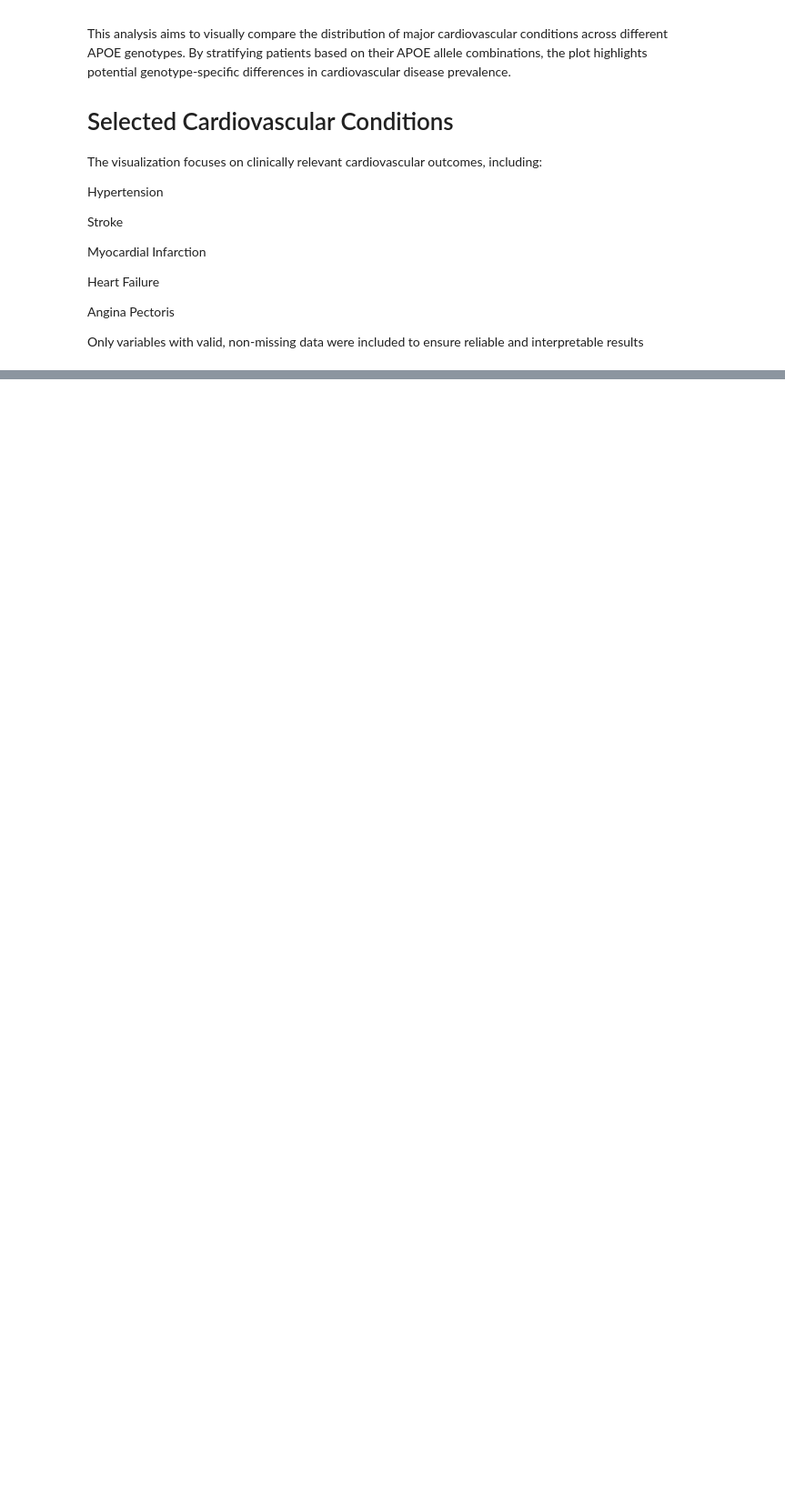
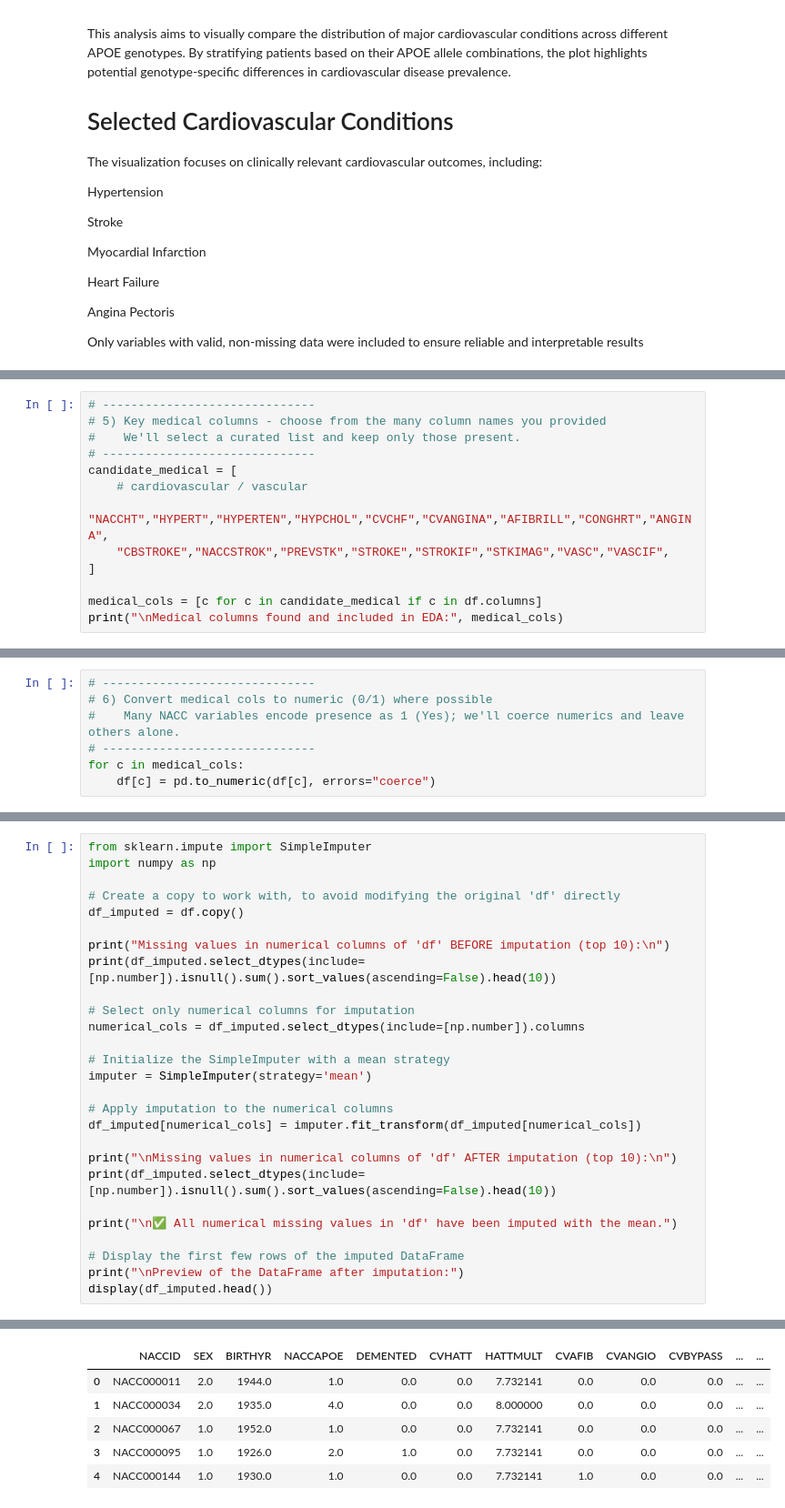
Before and after one commit to usama488/Research-work-12, a Jupyter notebook: Research work.ipynb, the cells around one changed output, grey strips where cells are left out. Shown at 91% size. Saved outputs shown, nothing was run; the diff lists cells and outputs as text; blank space fills up the shorter version.

```diff
--- a/Research work.ipynb
+++ b/Research work.ipynb
@@ -550,0 +1103,13 @@ print(f"✅ High-resolution figure saved at: {output_path} ({plot_index} subplot
+# %%
+# ------------------------------
+# 5) Key medical columns - choose from the many column names you provided
+#    We'll select a curated list and keep only those present.
+# ------------------------------
+candidate_medical = [
+    # cardiovascular / vascular
+    "NACCHT","HYPERT","HYPERTEN","HYPCHOL","CVCHF","CVANGINA","AFIBRILL","CONGHRT","ANGINA",
+    "CBSTROKE","NACCSTROK","PREVSTK","STROKE","STROKIF","STKIMAG","VASC","VASCIF",
+]
+
+medical_cols = [c for c in candidate_medical if c in df.columns]
+print("\nMedical columns found and included in EDA:", medical_cols)
@@ -550,0 +1118,7 @@ print(f"✅ High-resolution figure saved at: {output_path} ({plot_index} subplot
+# %%
+# ------------------------------
+# 6) Convert medical cols to numeric (0/1) where possible
+#    Many NACC variables encode presence as 1 (Yes); we'll coerce numerics and leave others alone.
+# ------------------------------
+for c in medical_cols:
+    df[c] = pd.to_numeric(df[c], errors="coerce")
@@ -550,0 +1157,28 @@ print(f"✅ High-resolution figure saved at: {output_path} ({plot_index} subplot
+# %%
+from sklearn.impute import SimpleImputer
+import numpy as np
+
+# Create a copy to work with, to avoid modifying the original 'df' directly
+df_imputed = df.copy()
+
+print("Missing values in numerical columns of 'df' BEFORE imputation (top 10):\n")
+print(df_imputed.select_dtypes(include=[np.number]).isnull().sum().sort_values(ascending=False).head(10))
+
+# Select only numerical columns for imputation
+numerical_cols = df_imputed.select_dtypes(include=[np.number]).columns
+
+# Initialize the SimpleImputer with a mean strategy
+imputer = SimpleImputer(strategy='mean')
+
+# Apply imputation to the numerical columns
+df_imputed[numerical_cols] = imputer.fit_transform(df_imputed[numerical_cols])
+
+print("\nMissing values in numerical columns of 'df' AFTER imputation (top 10):\n")
+print(df_imputed.select_dtypes(include=[np.number]).isnull().sum().sort_values(ascending=False).head(10))
+
+print("\n✅ All numerical missing values in 'df' have been imputed with the mean.")
+
+# Display the first few rows of the imputed DataFrame
+print("\nPreview of the DataFrame after imputation:")
+display(df_imputed.head())
+# %% [output]
@@ -550,0 +1202,6 @@ print(f"✅ High-resolution figure saved at: {output_path} ({plot_index} subplot
+|  | NACCID | SEX | BIRTHYR | NACCAPOE | DEMENTED | CVHATT | HATTMULT | CVAFIB | CVANGIO | CVBYPASS | ... | ... |
+| 0 | NACC000011 | 2.0 | 1944.0 | 1.0 | 0.0 | 0.0 | 7.732141 | 0.0 | 0.0 | 0.0 | ... | ... |
+| 1 | NACC000034 | 2.0 | 1935.0 | 4.0 | 0.0 | 0.0 | 8.000000 | 0.0 | 0.0 | 0.0 | ... | ... |
+| 2 | NACC000067 | 1.0 | 1952.0 | 1.0 | 0.0 | 0.0 | 7.732141 | 0.0 | 0.0 | 0.0 | ... | ... |
+| 3 | NACC000095 | 1.0 | 1926.0 | 2.0 | 1.0 | 0.0 | 7.732141 | 0.0 | 0.0 | 0.0 | ... | ... |
+| 4 | NACC000144 | 1.0 | 1930.0 | 1.0 | 0.0 | 0.0 | 7.732141 | 1.0 | 0.0 | 0.0 | ... | ... |
```
Also changed, not shown: parts of 33 cells of this notebook.
